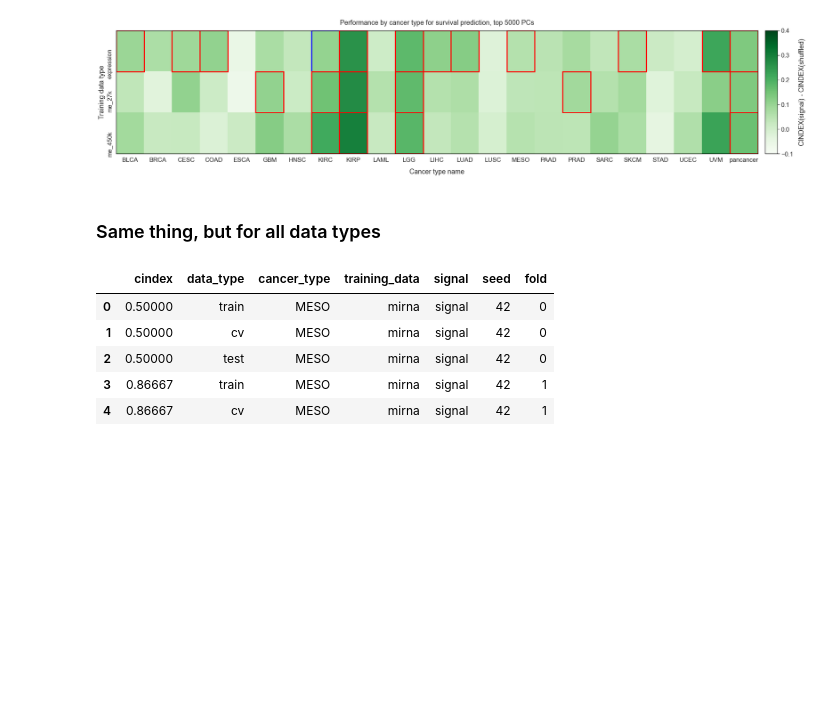
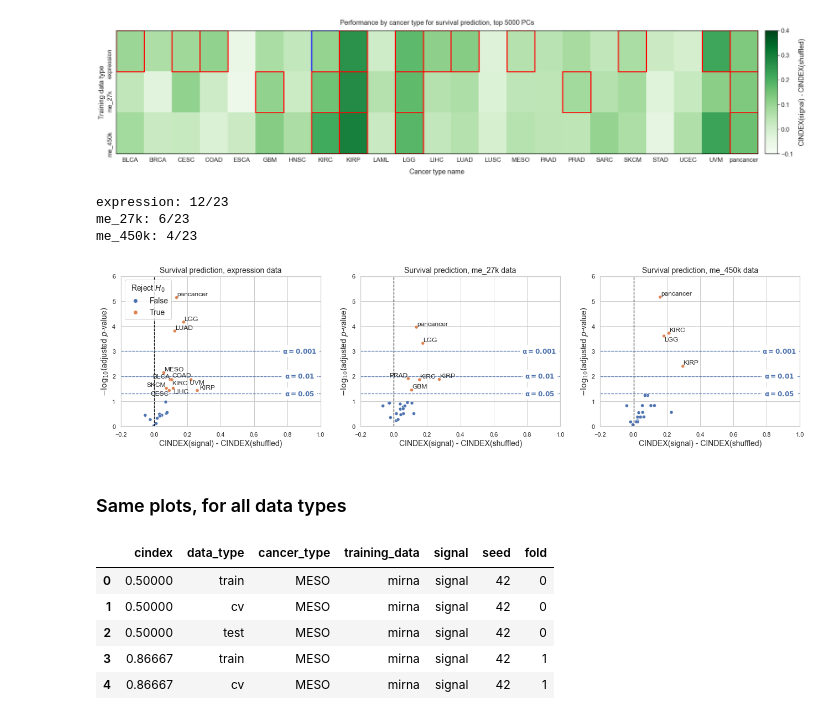
Before and after one commit to greenelab/mpmp, a Jupyter notebook: 06_predict_survival/plot_survival_results.ipynb, the cells around one changed output. Cells and saved outputs as stored; diff of their text form; code cells hidden in the pictures; blank space fills up the shorter version.

Commit message:
add volcano plots to survival notebook

```diff
--- a/06_predict_survival/plot_survival_results.ipynb
+++ b/06_predict_survival/plot_survival_results.ipynb
@@ -261,8 +261,37 @@ if SAVE_FIGS:
                 dpi=300, bbox_inches='tight')
 # %% [output]
 [figure]
+# %%
+sns.set()
+sns.set({'figure.figsize': (22, 5)})
+sns.set_style('whitegrid')
+
+fig, axarr = plt.subplots(1, 3)
+
+# just use shortened data type names
+training_data_map = {k: k for k in sorted(me_all_results_df.training_data.unique())}
+
+plu.plot_volcano_baseline(me_all_results_df,
+                          axarr,
+                          training_data_map,
+                          SIG_ALPHA,
+                          identifier='cancer_type',
+                          metric='cindex',
+                          predict_str='Survival prediction',
+                          verbose=True,
+                          ylim=(0, 6))
+
+if SAVE_FIGS:
+    plt.savefig(images_dir / 'me_vs_shuffled_survival.svg', bbox_inches='tight')
+    plt.savefig(images_dir / 'me_vs_shuffled_survival.png',
+                dpi=300, bbox_inches='tight')
+# %% [output]
+expression: 12/23
+me_27k: 6/23
+me_450k: 4/23
+[figure, added]
 # %% [markdown]
-### Same thing, but for all data types
+### Same plots, for all data types
 # %%
 # set results directory
 all_results_dir = Path(cfg.repo_root,
```
Also changed, not shown: parts of 5 cells of this notebook, 1 other file.
